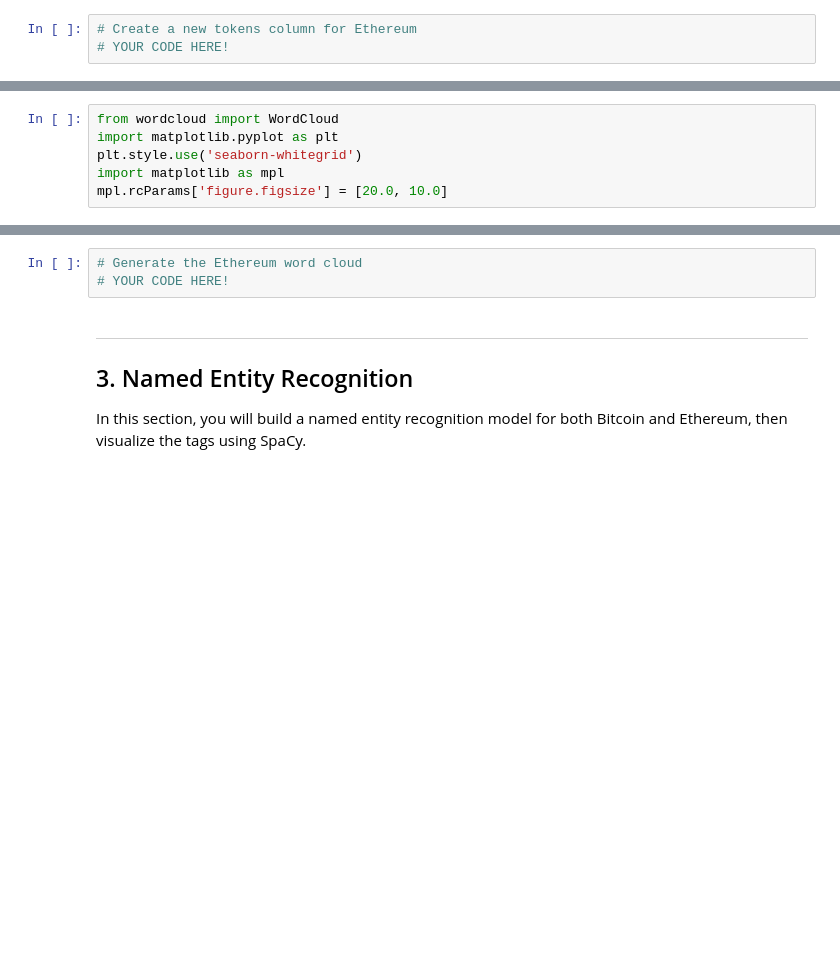
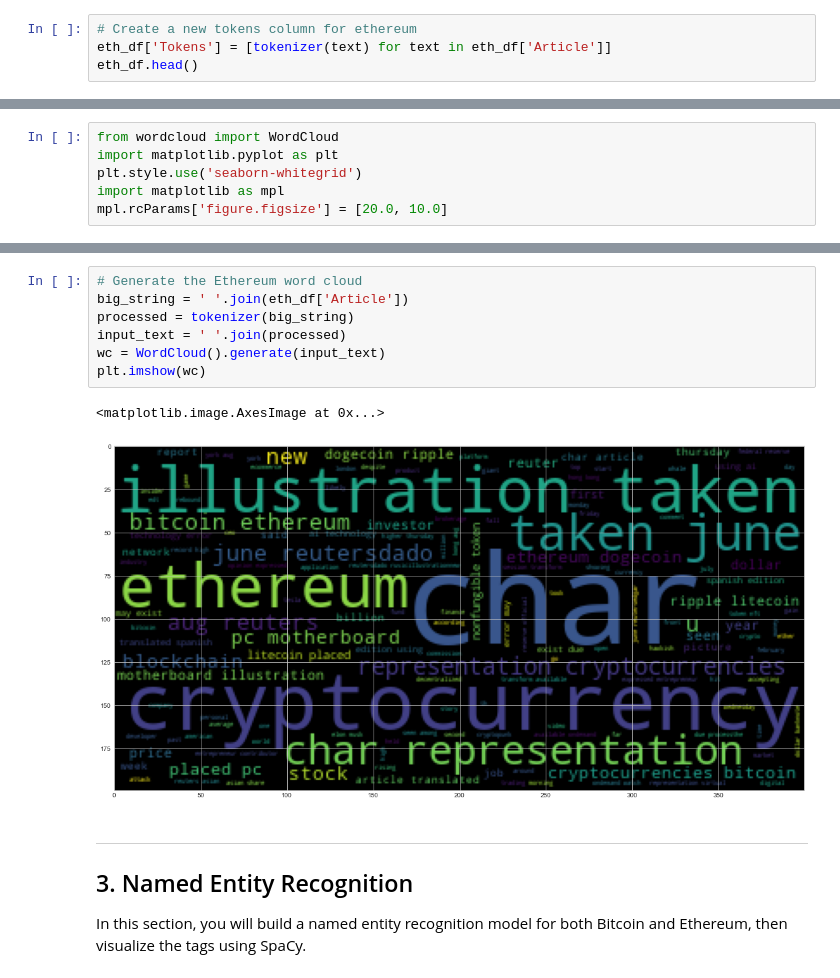
Before and after one commit to martsymarts/Unit-12-Homework, a Jupyter notebook: Unit 12 Homework/Starter_Code/crypto_sentiment.ipynb, the cells around one changed output, grey strips where cells are left out. Cells and saved outputs as stored; diff of their text form; blank space fills up the shorter version.

```diff
--- a/Unit 12 Homework/Starter_Code/crypto_sentiment.ipynb
+++ b/Unit 12 Homework/Starter_Code/crypto_sentiment.ipynb
@@ -122,3 +249,4 @@ def tokenizer(text):
 # %%
-# Create a new tokens column for Ethereum
-# YOUR CODE HERE!
+# Create a new tokens column for ethereum
+eth_df['Tokens'] = [tokenizer(text) for text in eth_df['Article']]
+eth_df.head()
@@ -169,6 +347,13 @@ mpl.rcParams['figure.figsize'] = [20.0, 10.0]
-# %%
-# Generate the Ethereum word cloud
-# YOUR CODE HERE!
+# %%
+# Generate the Ethereum word cloud
+big_string = ' '.join(eth_df['Article'])
+processed = tokenizer(big_string)
+input_text = ' '.join(processed)
+wc = WordCloud().generate(input_text)
+plt.imshow(wc)
+# %% [output]
+<matplotlib.image.AxesImage at 0x...>
+[figure, added]
 # %% [markdown]
 ---
 ## 3. Named Entity Recognition
```
Also changed, not shown: parts of 29 cells of this notebook.
